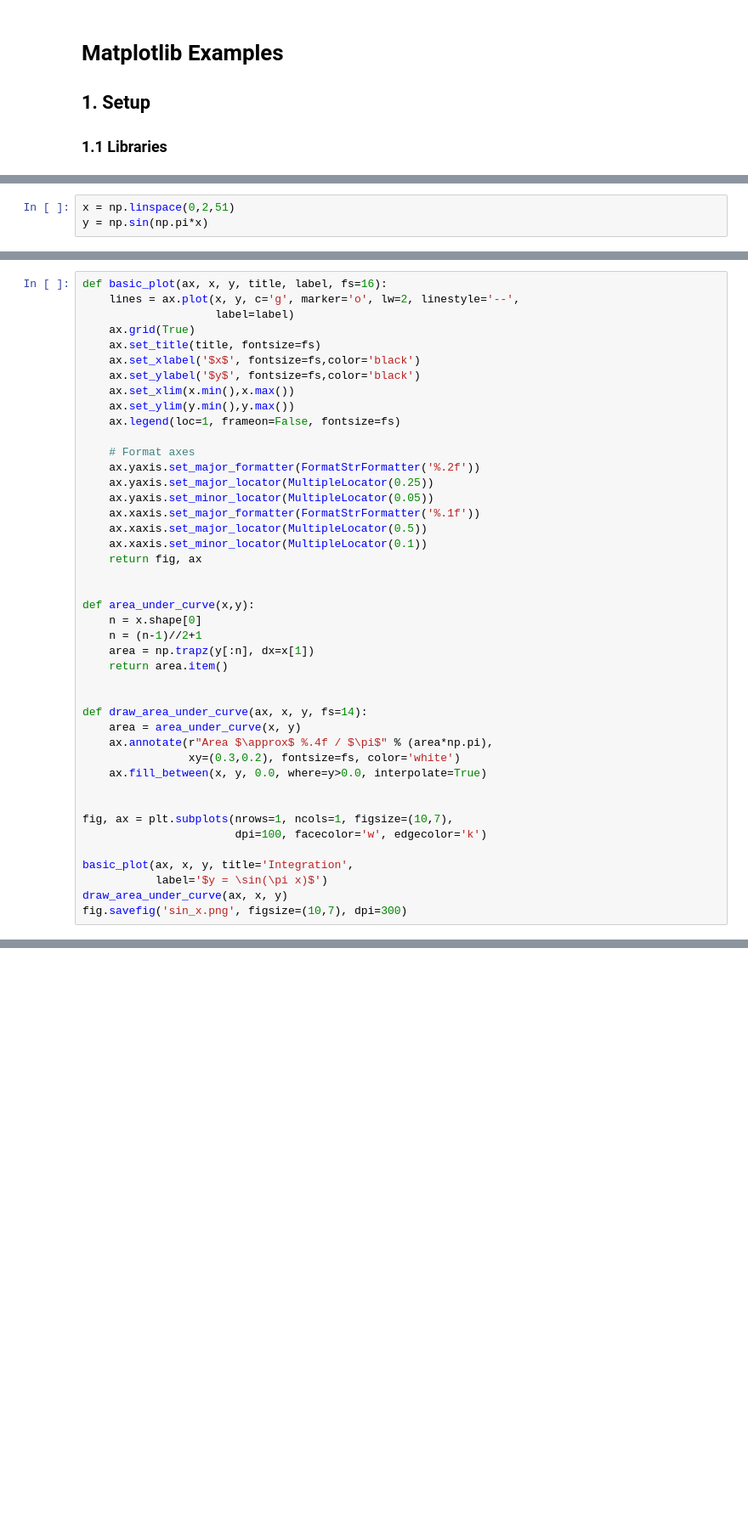
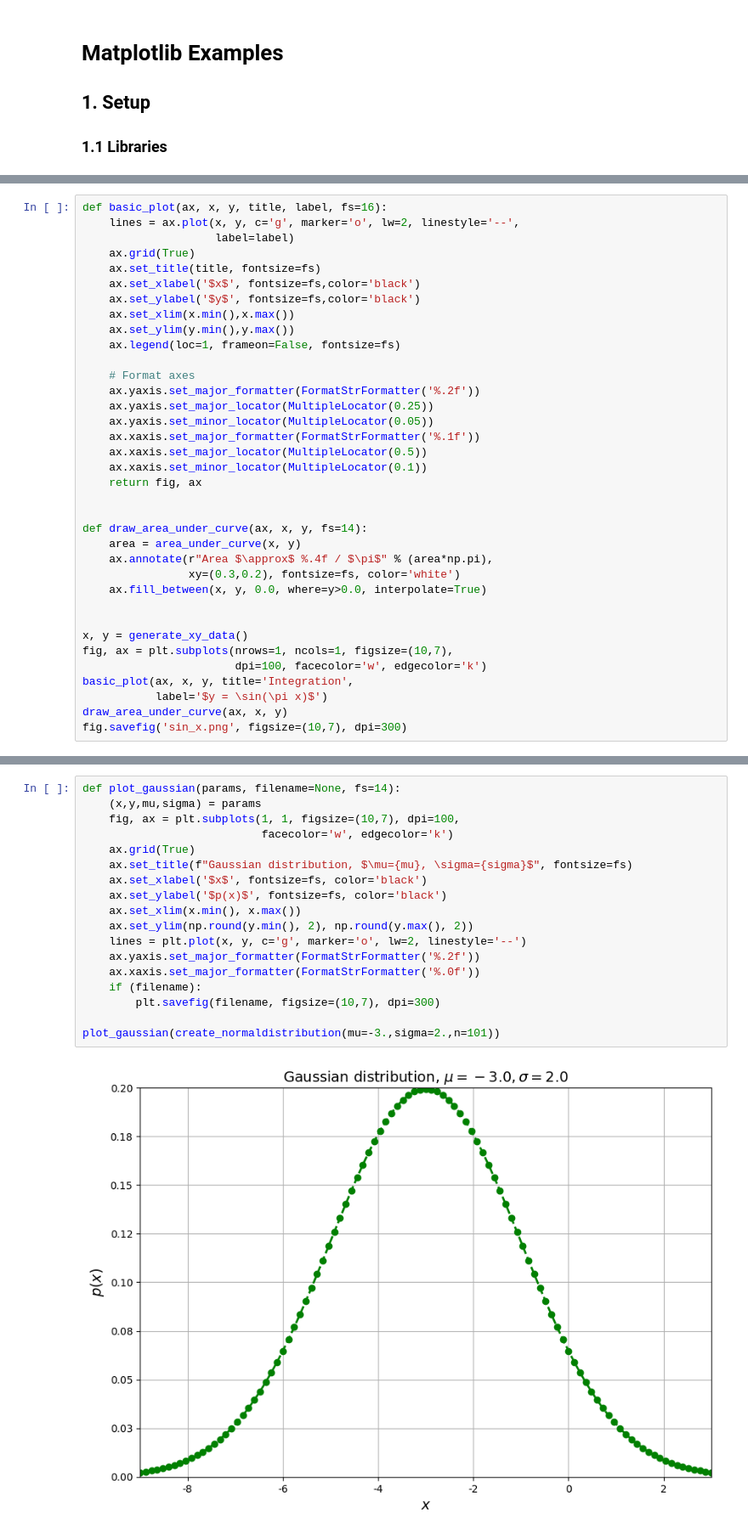
Before and after one commit to nathanielng/python-snippets, a Jupyter notebook: plotting/ex_matplotlib.ipynb, the cells around one changed output, grey strips where cells are left out. Shown: that part at 85% size. Cells and saved outputs as stored; diff of their text form; blank space fills up the shorter version.

```diff
--- a/plotting/ex_matplotlib.ipynb
+++ b/plotting/ex_matplotlib.ipynb
@@ -14,3 +28,0 @@ from matplotlib.ticker import MultipleLocator, FormatStrFormatter
-# %%
-x = np.linspace(0,2,51)
-y = np.sin(np.pi*x)
@@ -38,13 +97,6 @@ def basic_plot(ax, x, y, title, label, fs=16):
     return fig, ax
 
 
-def area_under_curve(x,y):
-    n = x.shape[0]
-    n = (n-1)//2+1
-    area = np.trapz(y[:n], dx=x[1])
-    return area.item()
-
-
 def draw_area_under_curve(ax, x, y, fs=14):
     area = area_under_curve(x, y)
     ax.annotate(r"Area $\approx$ %.4f / $\pi$" % (area*np.pi),
@@ -52,9 +104,9 @@ def draw_area_under_curve(ax, x, y, fs=14):
     ax.fill_between(x, y, 0.0, where=y>0.0, interpolate=True)
 
 
+x, y = generate_xy_data()
 fig, ax = plt.subplots(nrows=1, ncols=1, figsize=(10,7),
                        dpi=100, facecolor='w', edgecolor='k')
-
 basic_plot(ax, x, y, title='Integration',
            label='$y = \sin(\pi x)$')
 draw_area_under_curve(ax, x, y)
@@ -63,0 +132,20 @@ fig.savefig('sin_x.png', figsize=(10,7), dpi=300)
+# %%
+def plot_gaussian(params, filename=None, fs=14):
+    (x,y,mu,sigma) = params
+    fig, ax = plt.subplots(1, 1, figsize=(10,7), dpi=100,
+                           facecolor='w', edgecolor='k')
+    ax.grid(True)
+    ax.set_title(f"Gaussian distribution, $\mu={mu}, \sigma={sigma}$", fontsize=fs)
+    ax.set_xlabel('$x$', fontsize=fs, color='black')
+    ax.set_ylabel('$p(x)$', fontsize=fs, color='black')
+    ax.set_xlim(x.min(), x.max())
+    ax.set_ylim(np.round(y.min(), 2), np.round(y.max(), 2))
+    lines = plt.plot(x, y, c='g', marker='o', lw=2, linestyle='--')
+    ax.yaxis.set_major_formatter(FormatStrFormatter('%.2f'))
+    ax.xaxis.set_major_formatter(FormatStrFormatter('%.0f'))
+    if (filename):
+        plt.savefig(filename, figsize=(10,7), dpi=300)
+
+plot_gaussian(create_normaldistribution(mu=-3.,sigma=2.,n=101))
+# %% [output]
+[figure, added]
```
Also changed, not shown: parts of 11 cells of this notebook.
